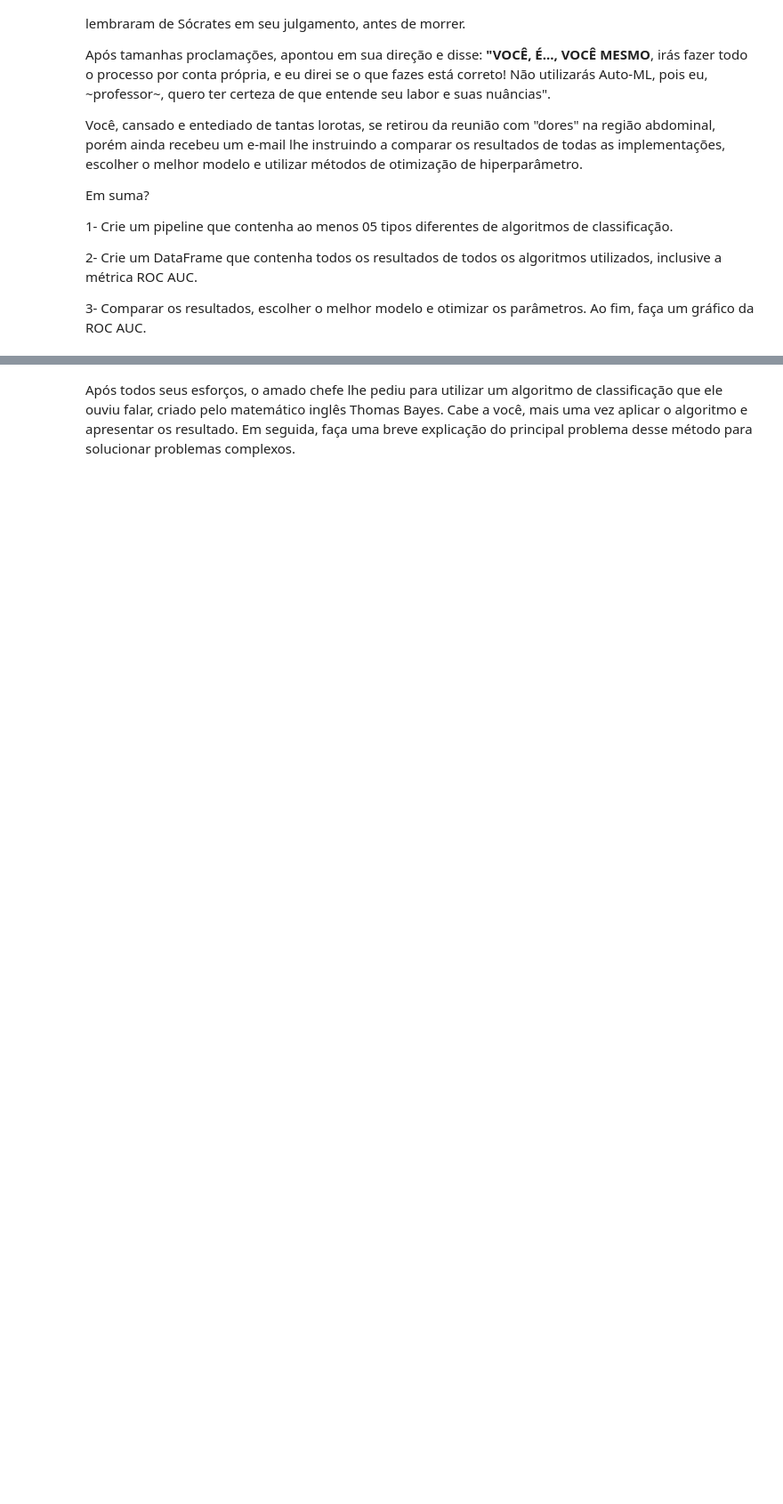
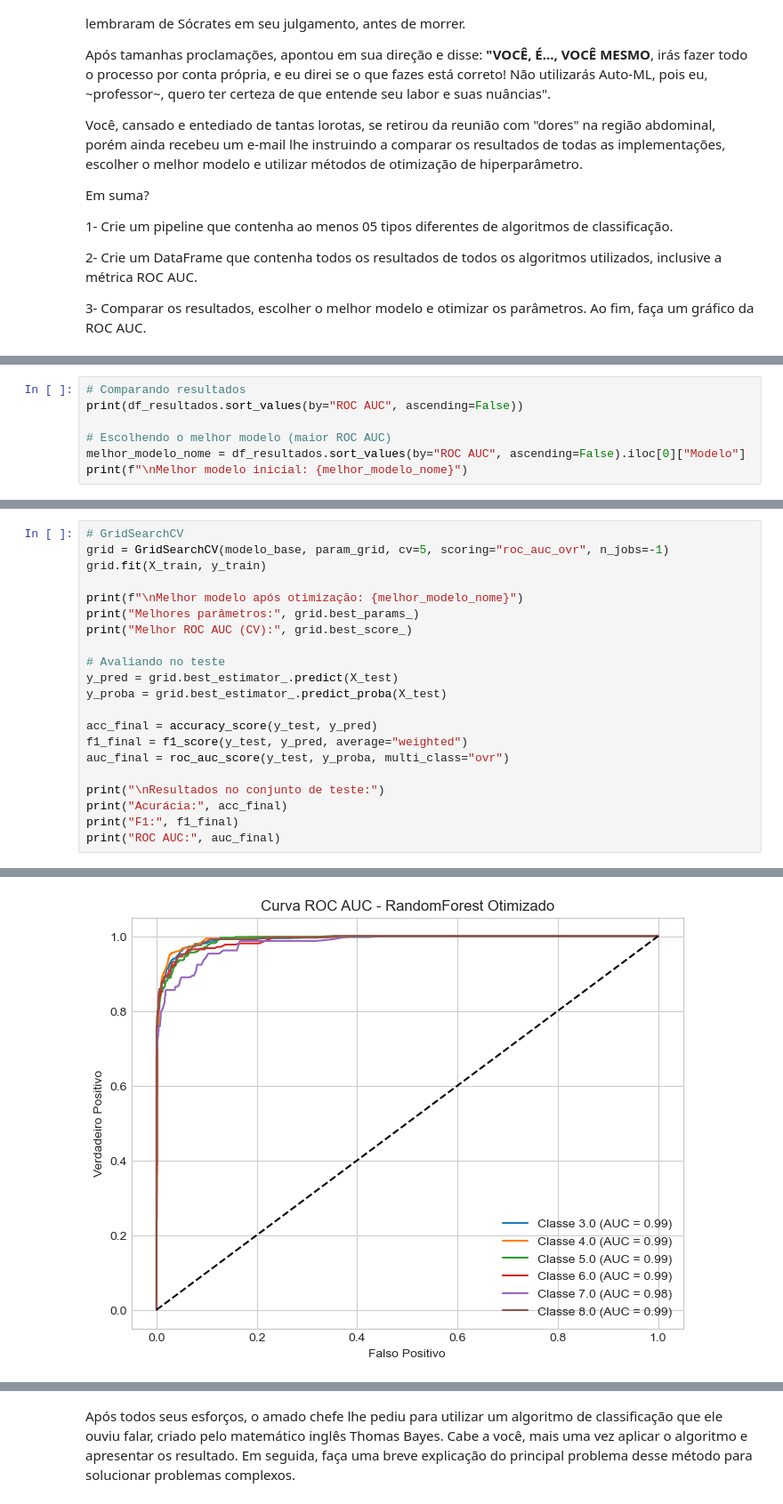
Before and after one commit to gustavo-oliveiraa/Trabalho_Final_Machine_Learning_I, a Jupyter notebook: Parte_II/Trabalho Final - Machine Learning - Classificação.ipynb, the cells around one changed output, grey strips where cells are left out. Shown: that part at 89% size. Drawn from its saved outputs; the diff is of its cells as text; blank space fills up the shorter version.

```diff
--- a/Parte_II/Trabalho Final - Machine Learning - Classificação.ipynb
+++ b/Parte_II/Trabalho Final - Machine Learning - Classificação.ipynb
@@ -314,0 +421,7 @@ df_resultados
+# %%
+# Comparando resultados
+print(df_resultados.sort_values(by="ROC AUC", ascending=False))
+
+# Escolhendo o melhor modelo (maior ROC AUC)
+melhor_modelo_nome = df_resultados.sort_values(by="ROC AUC", ascending=False).iloc[0]["Modelo"]
+print(f"\nMelhor modelo inicial: {melhor_modelo_nome}")
@@ -314,0 +481,22 @@ df_resultados
+# %%
+# GridSearchCV
+grid = GridSearchCV(modelo_base, param_grid, cv=5, scoring="roc_auc_ovr", n_jobs=-1)
+grid.fit(X_train, y_train)
+
+print(f"\nMelhor modelo após otimização: {melhor_modelo_nome}")
+print("Melhores parâmetros:", grid.best_params_)
+print("Melhor ROC AUC (CV):", grid.best_score_)
+
+# Avaliando no teste
+y_pred = grid.best_estimator_.predict(X_test)
+y_proba = grid.best_estimator_.predict_proba(X_test)
+
+acc_final = accuracy_score(y_test, y_pred)
+f1_final = f1_score(y_test, y_pred, average="weighted")
+auc_final = roc_auc_score(y_test, y_proba, multi_class="ovr")
+
+print("\nResultados no conjunto de teste:")
+print("Acurácia:", acc_final)
+print("F1:", f1_final)
+print("ROC AUC:", auc_final)
+# %% [output]
@@ -314,0 +511 @@ df_resultados
+[figure, added]
```
Also changed, not shown: parts of 25 cells of this notebook.
